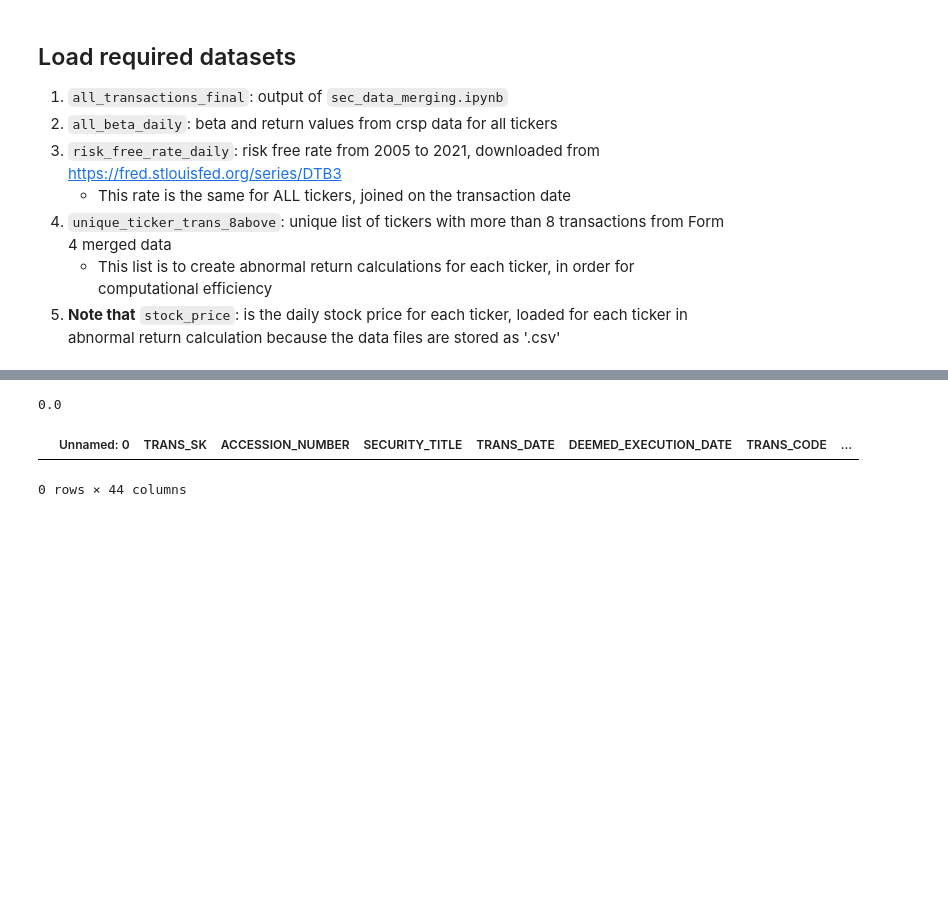
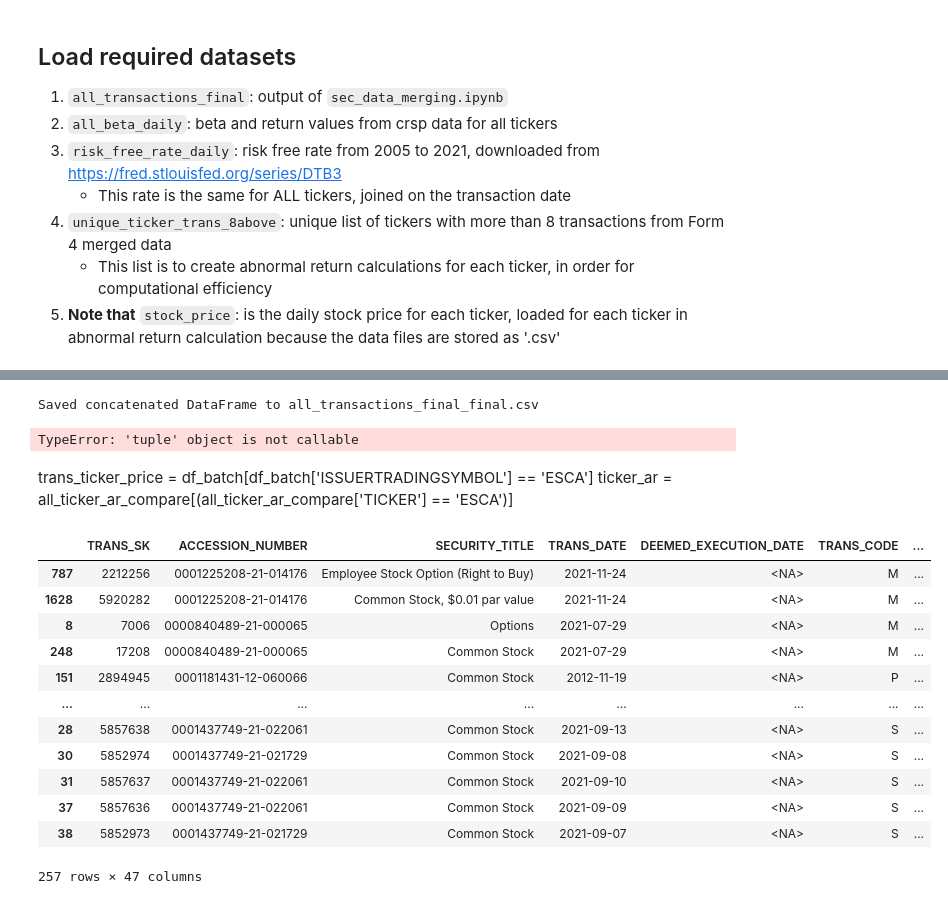
Before and after one commit to Blimperoo/DSA4263-Final-Insider-Trading, a Jupyter notebook: src/data/calc_abnormal_returns.ipynb, the cells around one changed output, grey strips where cells are left out. Cells and saved outputs as stored; diff of their text form; code cells hidden in the pictures; blank space fills up the shorter version.

```diff
--- a/src/data/calc_abnormal_returns.ipynb
+++ b/src/data/calc_abnormal_returns.ipynb
@@ -60,0 +129,14 @@ MAX_DAYS_AFTER_TRANSACTION = 120
+# %%
+import os
+
+unique_clean_tickers_found = []
+tickers_not_found = []
+for ticker in unique_clean_tickers:
+    file_path = f"{STOCK_DATA_PATH}/{ticker}.csv"
+    if os.path.exists(file_path):
+        unique_clean_tickers_found.append(ticker)
+    else:
+        tickers_not_found.append(ticker)
+
+print("Tickers not found: ", tickers_not_found)
+print("Unique clean tickers with CRSP data found: ", len(unique_clean_tickers_found))
@@ -456,9 +705,29 @@ all_ticker_ar_compare.to_csv(f"{RAW_DATA_FOLDER_AR}/transactions_abnormal_return
-# %%
-all_ticker_ar_compare[(all_ticker_ar_compare['TICKER']=='OMCL') & (all_ticker_ar_compare['date']<='2018-03-08')& (all_ticker_ar_compare['date']>='2018-02-28')]['abnormal_ret'].sum()
-# %% [output]
-0.0
-# %%
-all_trans_ar[(all_trans_ar['TICKER']=='OMCL') & (all_trans_ar['TRANS_DATE']=='2018-03-06')]
-# %% [output]
-|  | Unnamed: 0 | TRANS_SK | ACCESSION_NUMBER | SECURITY_TITLE | TRANS_DATE | DEEMED_EXECUTION_DATE | TRANS_CODE | ... |
-0 rows × 44 columns
+# %%
+combined_df.to_csv(output_file, index=False)
+print("Saved concatenated DataFrame to", output_file)
+# %% [output]
+Saved concatenated DataFrame to all_transactions_final_final.csv
+# %%
+t = pd.read_csv(output_file)
+t.shape #(3171001, 47)
+# %% [output]
+TypeError: 'tuple' object is not callable
+# %% [markdown]
+trans_ticker_price = df_batch[df_batch['ISSUERTRADINGSYMBOL'] == 'ESCA']
+ticker_ar = all_ticker_ar_compare[(all_ticker_ar_compare['TICKER'] == 'ESCA')]
+# %%
+df_batch[df_batch['CAR_30_after'].isna()] #.sum()
+# %% [output]
+|  | TRANS_SK | ACCESSION_NUMBER | SECURITY_TITLE | TRANS_DATE | DEEMED_EXECUTION_DATE | TRANS_CODE | ... |
+| 787 | 2212256 | 0001225208-21-014176 | Employee Stock Option (Right to Buy) | 2021-11-24 | <NA> | M | ... |
+| 1628 | 5920282 | 0001225208-21-014176 | Common Stock, $0.01 par value | 2021-11-24 | <NA> | M | ... |
+| 8 | 7006 | 0000840489-21-000065 | Options | 2021-07-29 | <NA> | M | ... |
+| 248 | 17208 | 0000840489-21-000065 | Common Stock | 2021-07-29 | <NA> | M | ... |
+| 151 | 2894945 | 0001181431-12-060066 | Common Stock | 2012-11-19 | <NA> | P | ... |
+| ... | ... | ... | ... | ... | ... | ... | ... |
+| 28 | 5857638 | 0001437749-21-022061 | Common Stock | 2021-09-13 | <NA> | S | ... |
+| 30 | 5852974 | 0001437749-21-021729 | Common Stock | 2021-09-08 | <NA> | S | ... |
+| 31 | 5857637 | 0001437749-21-022061 | Common Stock | 2021-09-10 | <NA> | S | ... |
+| 37 | 5857636 | 0001437749-21-022061 | Common Stock | 2021-09-09 | <NA> | S | ... |
+| 38 | 5852973 | 0001437749-21-021729 | Common Stock | 2021-09-07 | <NA> | S | ... |
+257 rows × 47 columns
```
Also changed, not shown: parts of 29 cells of this notebook, 3 other files.
